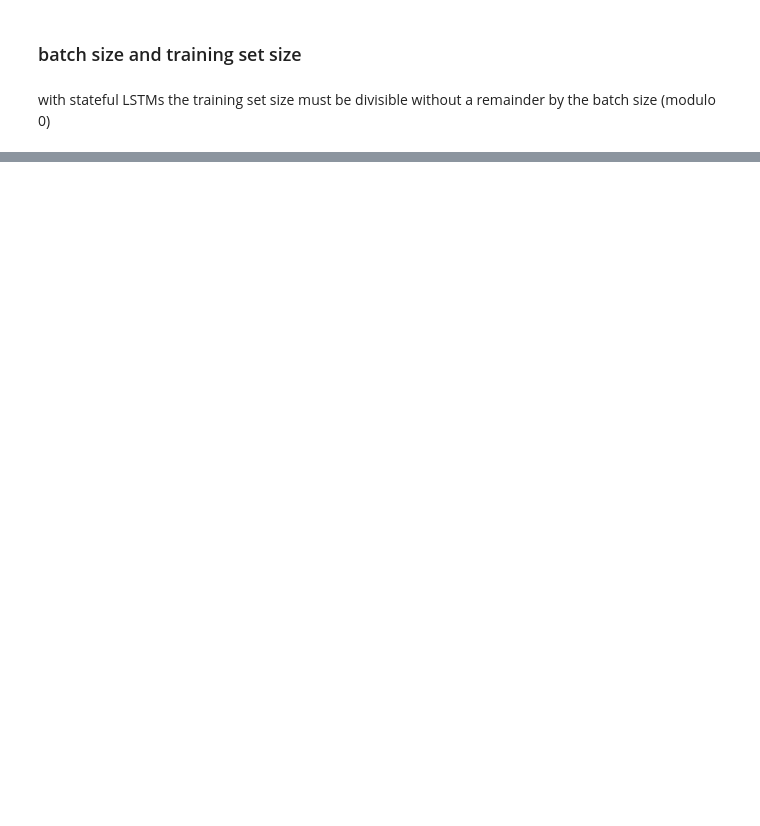
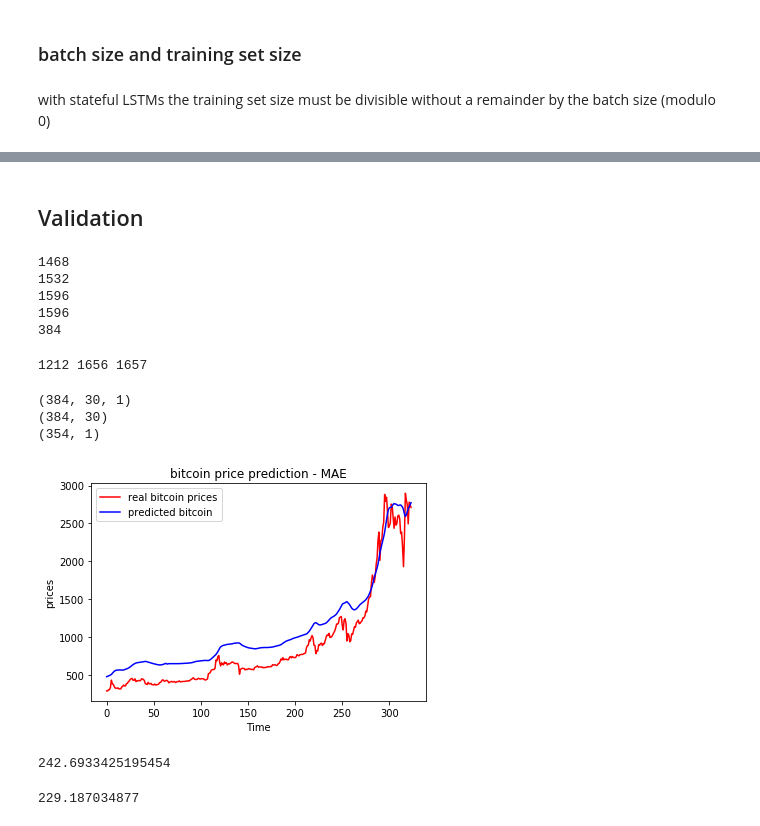
Before and after one commit to oem/bitcoin-prediction, a Jupyter notebook: lstm_bitcoin.ipynb, the cells around one changed output, grey strips where cells are left out. Saved outputs shown, nothing was run; the diff lists cells and outputs as text; code cells hidden in the pictures; blank space fills up the shorter version.

```diff
--- a/lstm_bitcoin.ipynb
+++ b/lstm_bitcoin.ipynb
@@ -97,4 +95,4 @@ print(1472 % batch_size)
 0
 # %%
-length = get_train_length(df, batch_size, 0.1)
+length = get_train_length(df, batch_size, 0.3)
 # %% [output]
@@ -111,0 +231,18 @@ training_set.shape
+# %% [markdown]
+## Validation
+# %%
+test_length = get_test_length(df, batch_size, upper_train)
+print(test_length)
+upper_test = test_length + timesteps*2
+testset_length = test_length - upper_train
+print(testset_length)
+# %% [output]
+1468
+1532
+1596
+1596
+384
+# %%
+print(upper_train, upper_test, len(df))
+# %% [output]
+1212 1656 1657
@@ -111,0 +268,54 @@ training_set.shape
+# %%
+#prediction
+predicted_bcg_values_test_mae = regressor_mae.predict(X_test, batch_size=batch_size)
+regressor_mae.reset_states()
+
+print(predicted_bcg_values_test_mae.shape)
+
+#reshaping
+predicted_bcg_values_test_mae = np.reshape(predicted_bcg_values_test_mae,
+                                       (predicted_bcg_values_test_mae.shape[0],
+                                        predicted_bcg_values_test_mae.shape[1]))
+
+print(predicted_bcg_values_test_mae.shape)
+#inverse transform
+predicted_bcg_values_test_mae = sc.inverse_transform(predicted_bcg_values_test_mae)
+
+
+#creating y_test data
+y_test = []
+for j in range(0, testset_length - timesteps):
+    y_test = np.append(y_test, predicted_bcg_values_test_mae[j, timesteps-1])
+
+# reshaping
+y_test = np.reshape(y_test, (y_test.shape[0], 1))
+
+print(y_test.shape)
+# %% [output]
+(384, 30, 1)
+(384, 30)
+(354, 1)
+# %%
+# Visualising the results
+plt.plot(test_set[timesteps:len(y_test)], color = 'red', label = 'real bitcoin prices')
+plt.plot(y_test[0:len(y_test) - timesteps], color = 'blue', label = 'predicted bitcoin')
+plt.title('bitcoin price prediction - MAE')
+plt.xlabel('Time')
+plt.ylabel('prices')
+plt.legend()
+plt.show()
+# %% [output]
+[figure, added]
+# %%
+import math
+from sklearn.metrics import mean_squared_error
+rmse = math.sqrt(mean_squared_error(test_set[timesteps:len(y_test)], y_test[0:len(y_test) - timesteps]))
+print(rmse)
+# %% [output]
+242.6933425195454
+# %%
+from sklearn.metrics import mean_absolute_error
+mae = mean_absolute_error(test_set[timesteps:len(y_test)], y_test[0:len(y_test) - timesteps])
+print(mae)
+# %% [output]
+229.187034877
```
Also changed, not shown: parts of 20 cells of this notebook.
